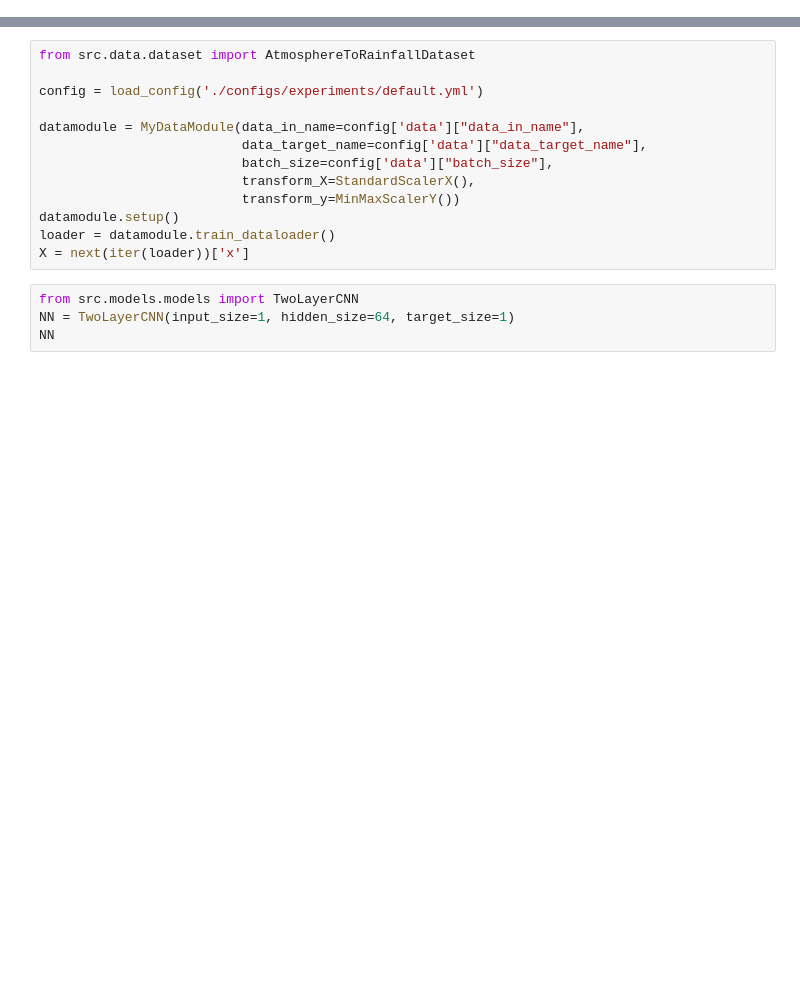
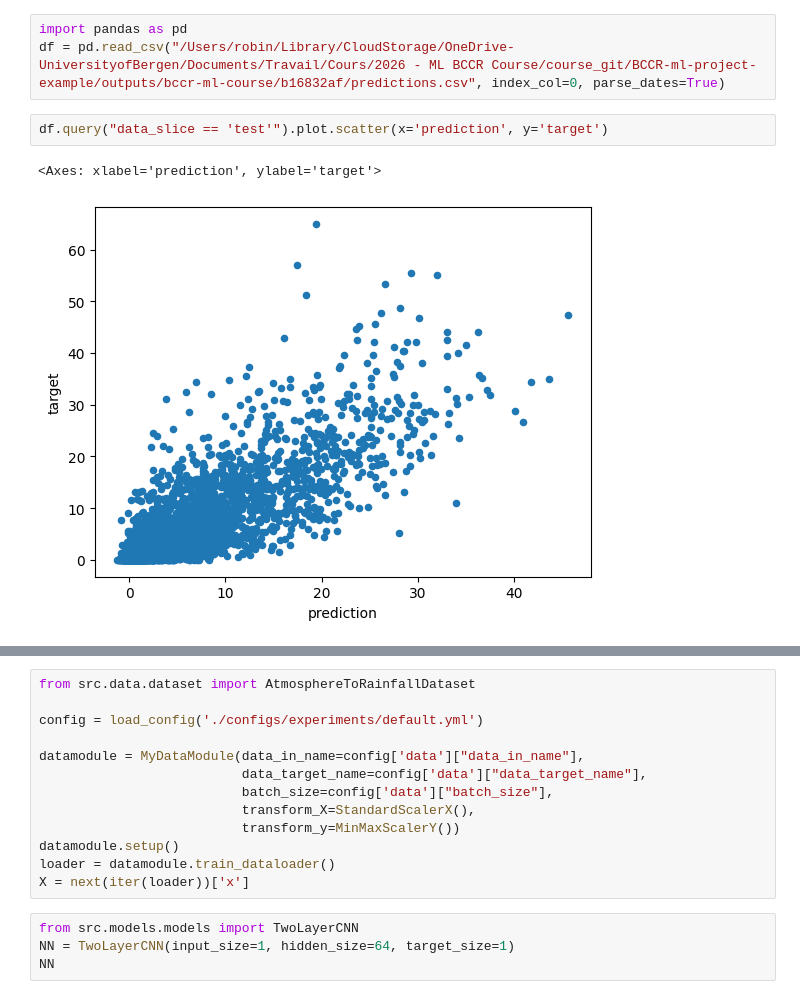
Before and after one commit to rguilcas/BCCR-ml-project-example, a Jupyter notebook: notebooks/Tests.ipynb, the cells around one changed output, grey strips where cells are left out. Drawn from its saved outputs; the diff is of its cells as text; blank space fills up the shorter version.

```diff
--- a/notebooks/Tests.ipynb
+++ b/notebooks/Tests.ipynb
@@ -18,0 +21,8 @@ import pandas as pd
+# %%
+import pandas as pd
+df = pd.read_csv("/Users/robin/Library/CloudStorage/OneDrive-UniversityofBergen/Documents/Travail/Cours/2026 - ML BCCR Course/course_git/BCCR-ml-project-example/outputs/bccr-ml-course/b16832af/predictions.csv", index_col=0, parse_dates=True)
+# %%
+df.query("data_slice == 'test'").plot.scatter(x='prediction', y='target')
+# %% [output]
+<Axes: xlabel='prediction', ylabel='target'>
+[figure, added]
```
Also changed, not shown: parts of 3 cells of this notebook, 8 other files.
